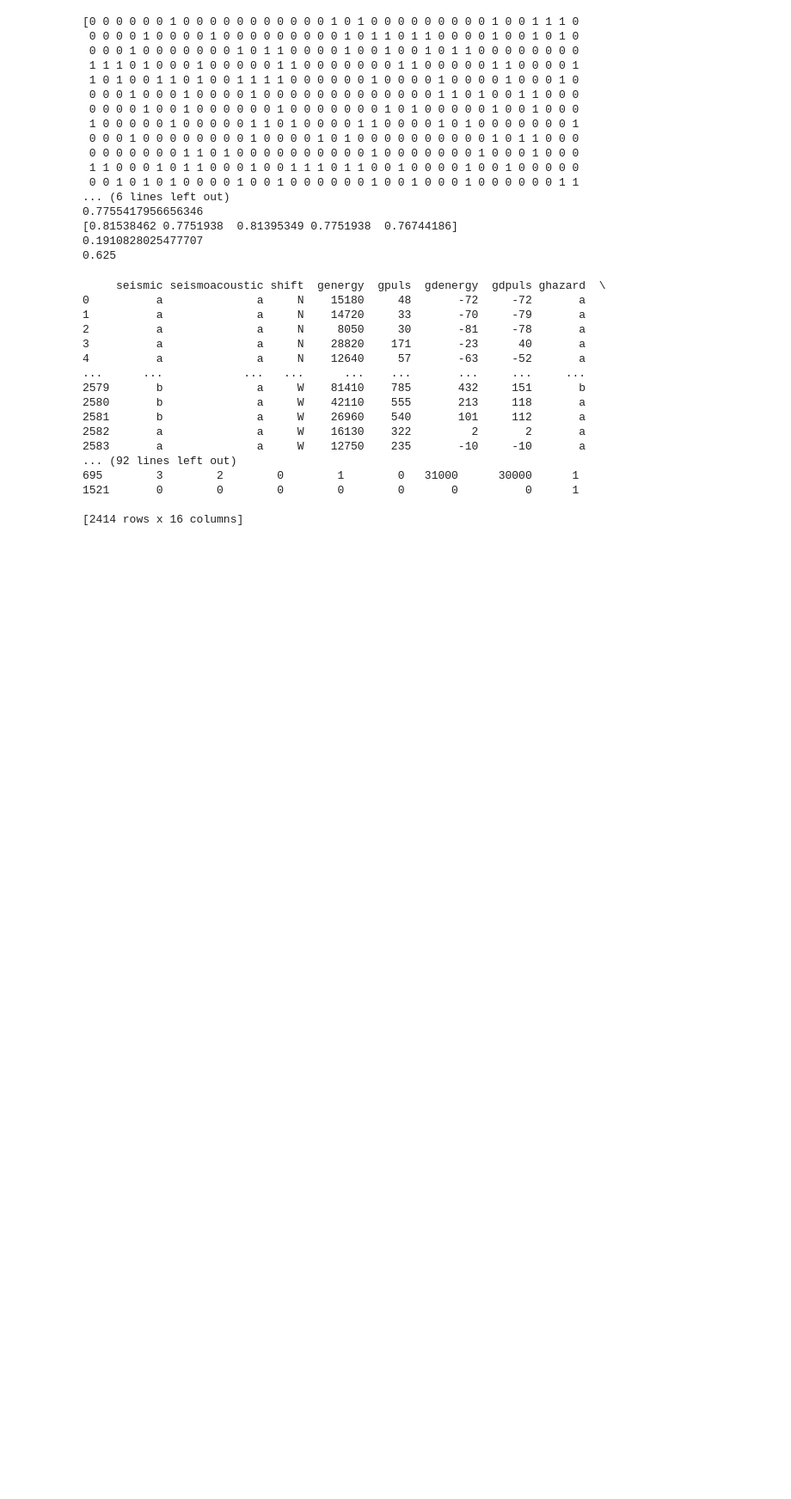
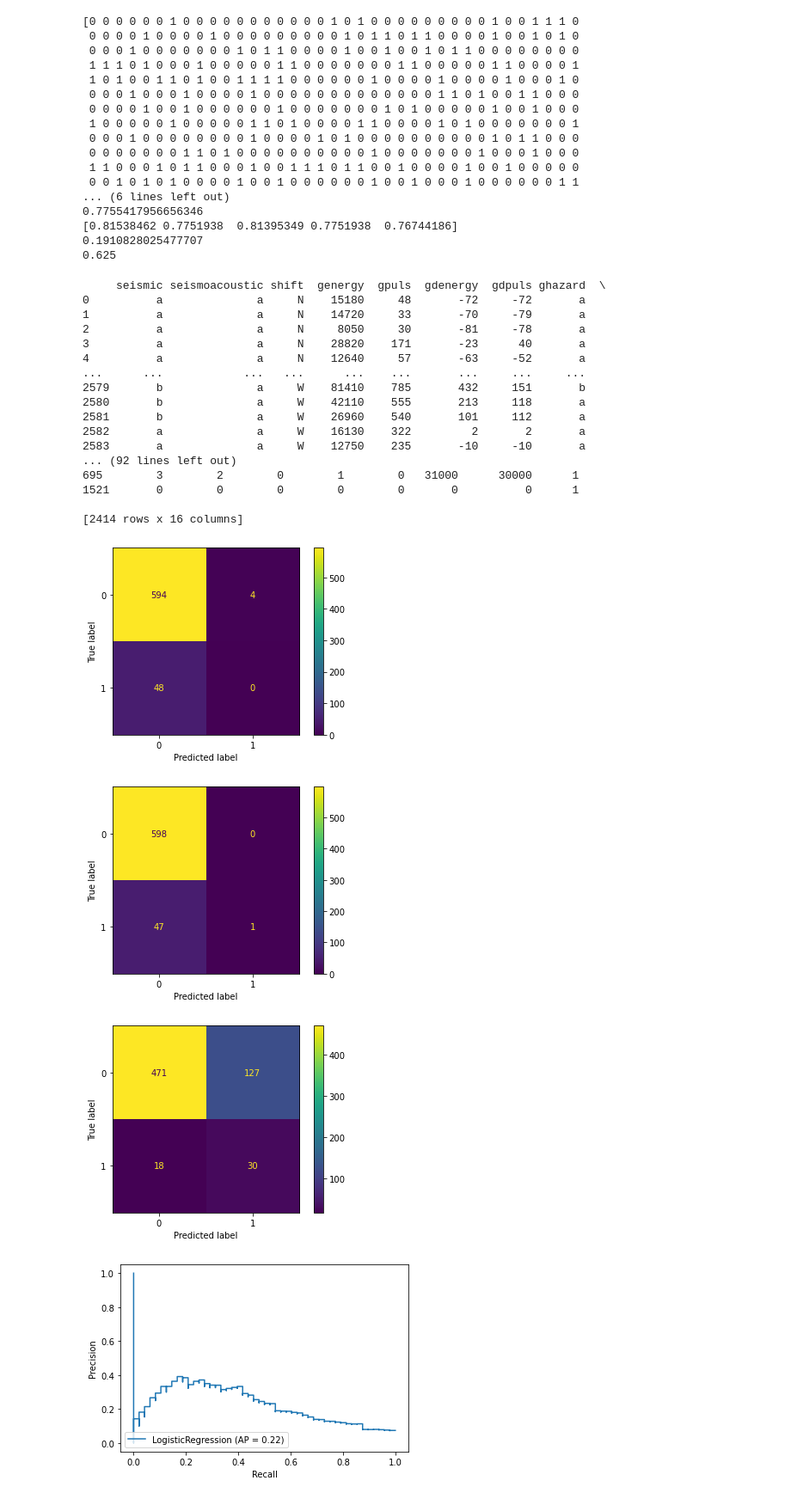
Before and after one commit to thisisjacob/CPSC405Project, a Jupyter notebook: FinalProject.ipynb, the cells around one changed output. Shown: that part at 86% size. Cells and saved outputs as stored; diff of their text form; code cells hidden in the pictures; blank space fills up the shorter version.

Commit message:
Added visualizations

```diff
--- a/FinalProject.ipynb
+++ b/FinalProject.ipynb
@@ -325,3 +325,25 @@ print(data_minority_upsampled)
 1521       0        0        0        0        0       0          0      1
 
 [2414 rows x 16 columns]
+# %%
+# Visualizations useful for final project paper
+# Confusion Matrices
+from sklearn.metrics import plot_confusion_matrix
+logConfusion = plot_confusion_matrix(logClassifier, testX, testY)
+randomForestConfusion = plot_confusion_matrix(randomForestClassifier, testX, testY)
+clfSVCConfusion = plot_confusion_matrix(clfSVC, testX, testY)
+# Precision Recall Curve
+from sklearn.metrics import precision_recall_curve, plot_precision_recall_curve
+logPRC = plot_precision_recall_curve(logClassifier, testX, testY)
+randomForestPRC = plot_precision_recall_curve(randomForestClassifier, testX, testY)
+clfSVCPRC = plot_precision_recall_curve(clfSVC, testX, testY)
+# ROC Curves
+from sklearn.metrics import plot_roc_curve
+logROC = plot_roc_curve(logClassifier, testX, testY)
+randomForestROC = plot_roc_curve(randomForestClassifier, testX, testY)
+clfSVCROC = plot_roc_curve(clfSVC, testX, testY)
+# %% [output]
+[figure, added]
+[figure, added]
+[figure, added]
+[figure, added]
```
Also changed, not shown: parts of 1 cell of this notebook.
